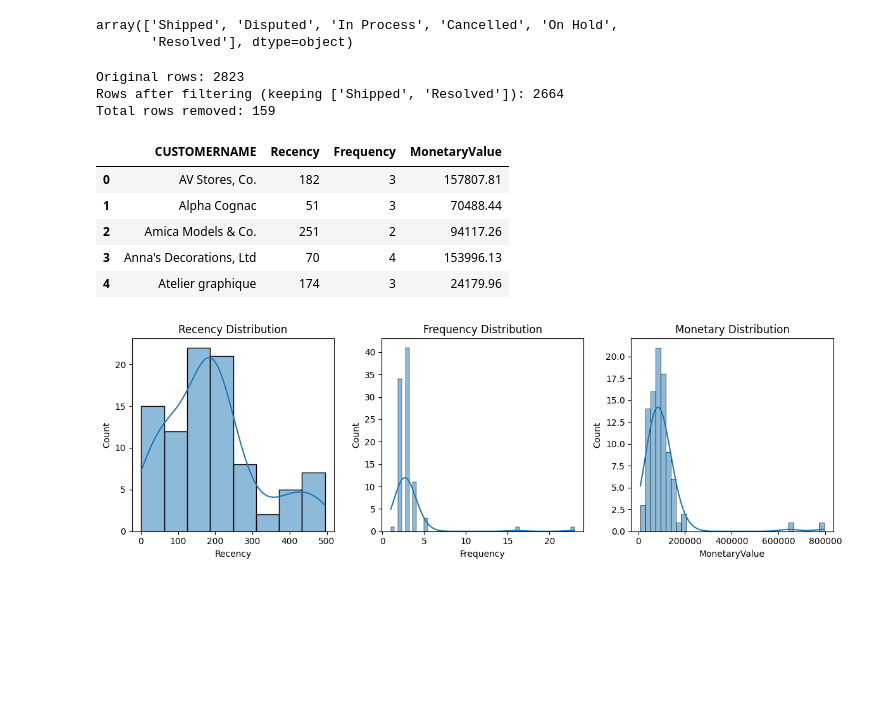
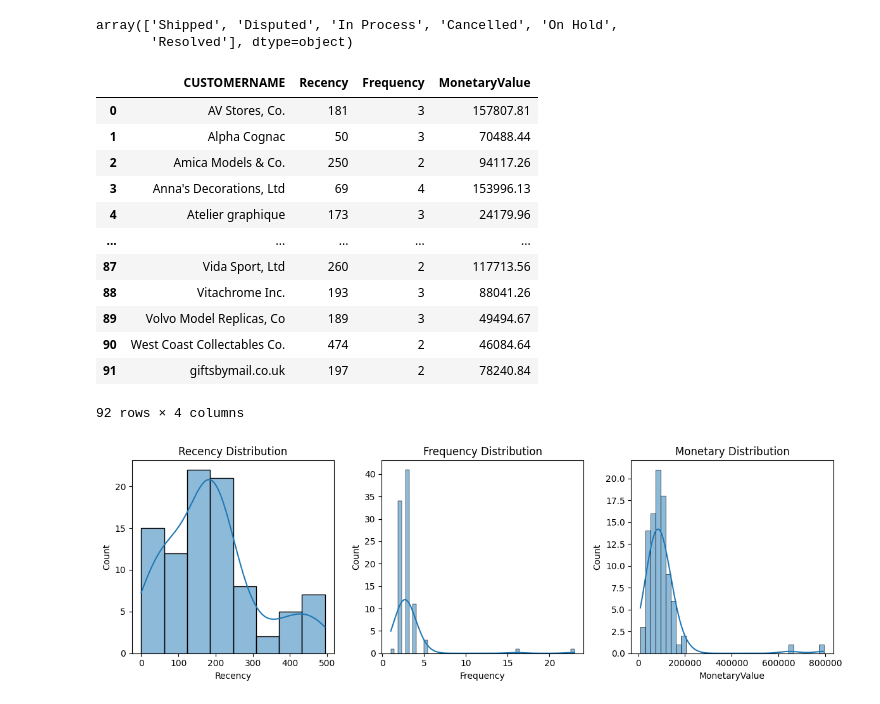
Before and after one commit to silaSaraoglu/customer-clustering, a Jupyter notebook: customer_segmentation_rfm_analysis.ipynb, the cells around one changed output. Drawn from its saved outputs; the diff is of its cells as text; code cells hidden in the pictures; blank space fills up the shorter version.

```diff
--- a/customer_segmentation_rfm_analysis.ipynb
+++ b/customer_segmentation_rfm_analysis.ipynb
@@ -57,14 +54,0 @@ df['ORDERDATE'] = pd.to_datetime(df['ORDERDATE'])
-# %%
-original_row_count = df.shape[0]
-valid_statuses = ['Shipped', 'Resolved']
-
-df = df[df['STATUS'].isin(valid_statuses)].copy()
-new_row_count = df.shape[0]
-
-print(f"Original rows: {original_row_count}")
-print(f"Rows after filtering (keeping {valid_statuses}): {new_row_count}")
-print(f"Total rows removed: {original_row_count - new_row_count}")
-# %% [output]
-Original rows: 2823
-Rows after filtering (keeping ['Shipped', 'Resolved']): 2664
-Total rows removed: 159
@@ -71,18 +58,25 @@ Total rows removed: 159
 # %%
-snapshot_date = df['ORDERDATE'].max() + pd.Timedelta(days=1)
+snapshot_date = df['ORDERDATE'].max()
 
 rfm_df = df.groupby('CUSTOMERNAME').agg(
     Recency=('ORDERDATE', lambda x: (snapshot_date - x.max()).days),
     Frequency=('ORDERNUMBER', 'nunique'),
     MonetaryValue=('SALES', 'sum')
 ).reset_index()
 
-rfm_df.head()
+rfm_df
 # %% [output]
 |  | CUSTOMERNAME | Recency | Frequency | MonetaryValue |
-| 0 | AV Stores, Co. | 182 | 3 | 157807.81 |
-| 1 | Alpha Cognac | 51 | 3 | 70488.44 |
-| 2 | Amica Models & Co. | 251 | 2 | 94117.26 |
-| 3 | Anna's Decorations, Ltd | 70 | 4 | 153996.13 |
-| 4 | Atelier graphique | 174 | 3 | 24179.96 |
+| 0 | AV Stores, Co. | 181 | 3 | 157807.81 |
+| 1 | Alpha Cognac | 50 | 3 | 70488.44 |
+| 2 | Amica Models & Co. | 250 | 2 | 94117.26 |
+| 3 | Anna's Decorations, Ltd | 69 | 4 | 153996.13 |
+| 4 | Atelier graphique | 173 | 3 | 24179.96 |
+| ... | ... | ... | ... | ... |
+| 87 | Vida Sport, Ltd | 260 | 2 | 117713.56 |
+| 88 | Vitachrome Inc. | 193 | 3 | 88041.26 |
+| 89 | Volvo Model Replicas, Co | 189 | 3 | 49494.67 |
+| 90 | West Coast Collectables Co. | 474 | 2 | 46084.64 |
+| 91 | giftsbymail.co.uk | 197 | 2 | 78240.84 |
+92 rows × 4 columns
 # %%
```
Also changed, not shown: parts of 35 cells of this notebook.
